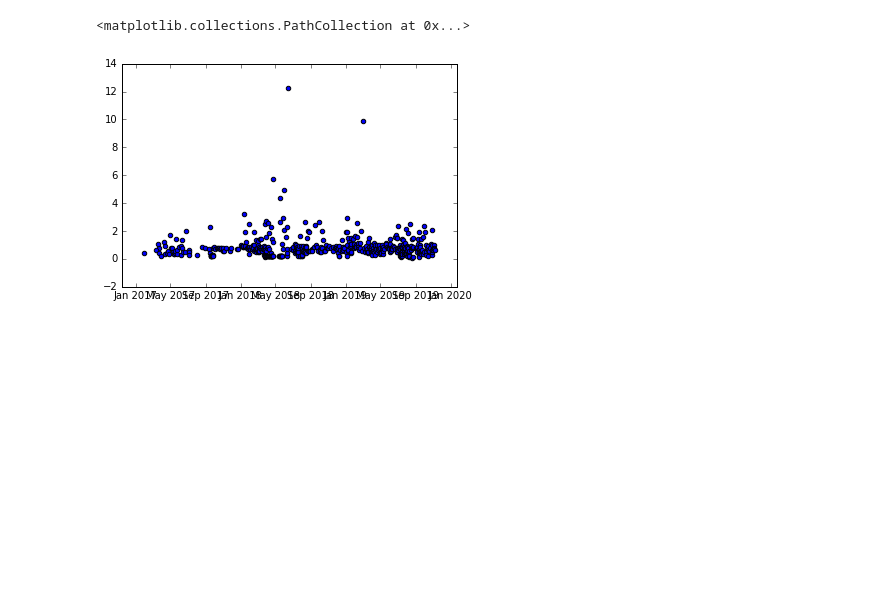
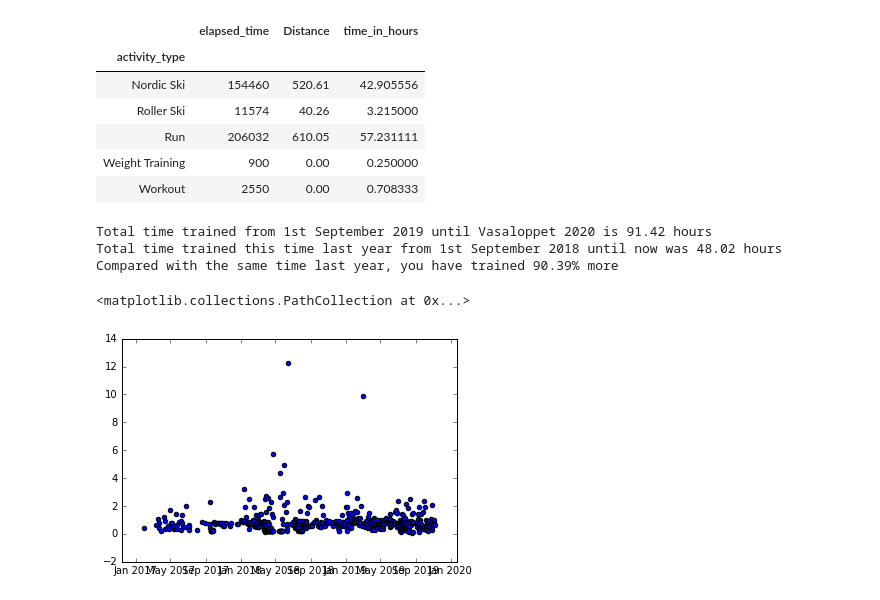
Before and after one commit to alexanderdanson/strava_experiment, a Jupyter notebook: Experimentation with pandas.ipynb, the cells around one changed output. Cells and saved outputs as stored; diff of their text form; code cells hidden in the pictures; blank space fills up the shorter version.

```diff
--- a/Experimentation with pandas.ipynb
+++ b/Experimentation with pandas.ipynb
@@ -81,3 +99,34 @@ create_bar_chart(get_activities_by_date(2019, 9, 1, 2020, 2, 28), "time_in_hours
+# %%
+this_year = get_activities_by_date(2019, 9, 1, 2020, 2, 28)
+grouped_activities = this_year.groupby("activity_type")
+totals = grouped_activities.sum()
+totals
+# %% [output]
+|  | elapsed_time | Distance | time_in_hours |
+| activity_type |  |  |  |
+| Nordic Ski | 154460 | 520.61 | 42.905556 |
+| Roller Ski | 11574 | 40.26 | 3.215000 |
+| Run | 206032 | 610.05 | 57.231111 |
+| Weight Training | 900 | 0.00 | 0.250000 |
+| Workout | 2550 | 0.00 | 0.708333 |
+# %%
+vasaloppet_training_2020 = get_activities_by_date(2019, 9, 1, 2020, 2, 22)
+vasaloppet_training_2019 = get_activities_by_date(2018, 9, 1, 2019, 2, 28)
+vasaloppet_training_2019_sofar = get_activities_by_date(2018, 9, 1, 2019, 1, 15)
+
+print("Total time trained from 1st September 2019 until Vasaloppet 2020 is {} hours".format(
+    vasaloppet_training_2020['time_in_hours'].sum().round(decimals=2)))
+print("Total time trained this time last year from 1st September 2018 until now was {} hours".format(
+    vasaloppet_training_2019_sofar['time_in_hours'].sum().round(decimals=2)))
+
+percentage_increase = (((vasaloppet_training_2020['time_in_hours'].sum()
+                        - vasaloppet_training_2019_sofar['time_in_hours'].sum())
+                       /vasaloppet_training_2019_sofar['time_in_hours'].sum()) * 100).round(decimals=2)
+print("Compared with the same time last year, you have trained {}% more".format(percentage_increase))
+# %% [output]
+Total time trained from 1st September 2019 until Vasaloppet 2020 is 91.42 hours
+Total time trained this time last year from 1st September 2018 until now was 48.02 hours
+Compared with the same time last year, you have trained 90.39% more
 # %%
 plt.scatter(x='activity_date', y='time_in_hours', data=activities)
 # %% [output]
```
Also changed, not shown: parts of 5 cells of this notebook, 15 other files.
